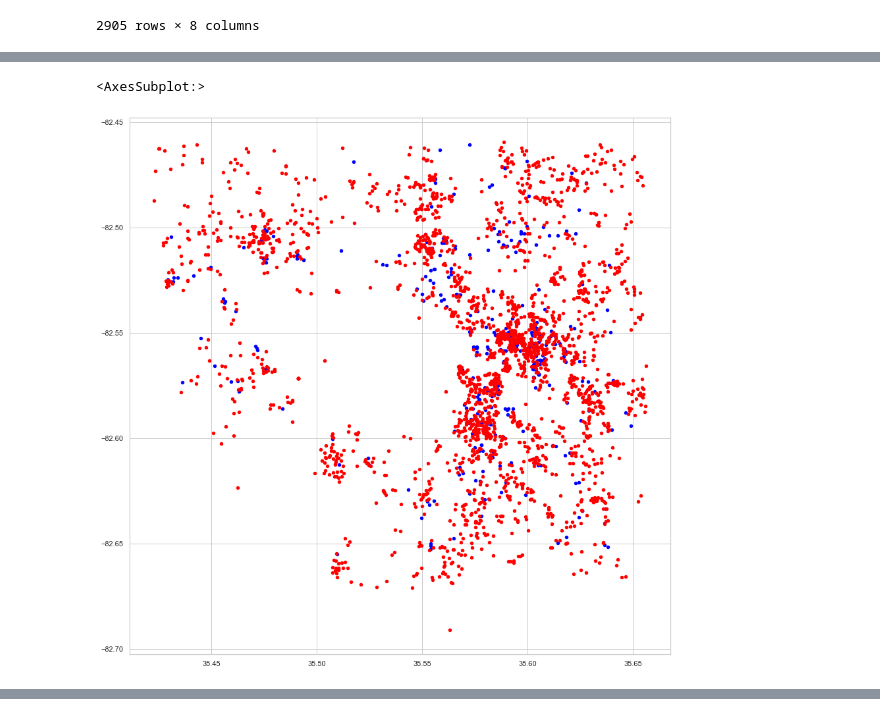
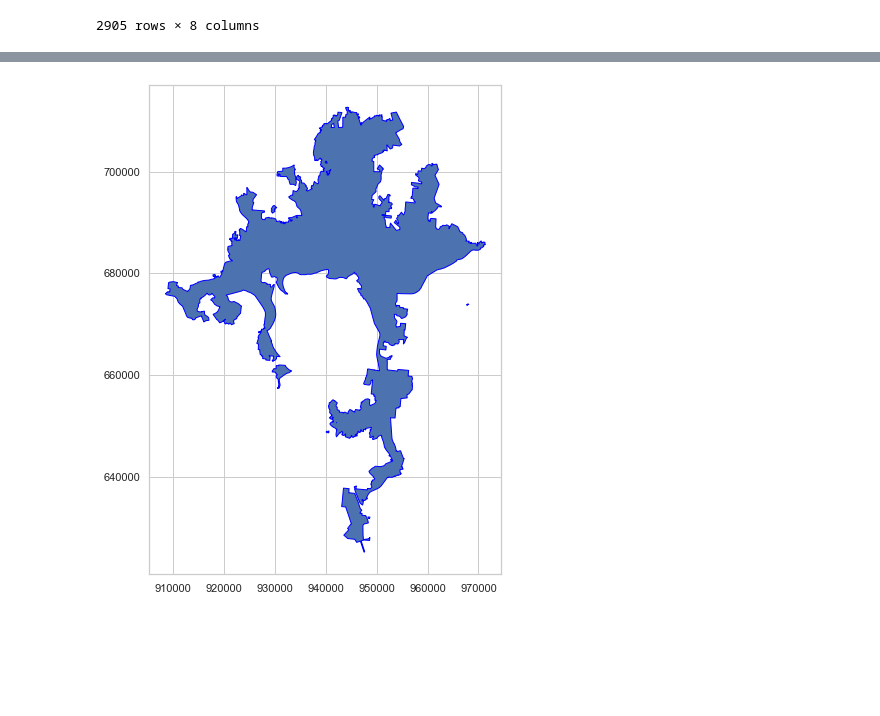
Before and after one commit to sepideh68/Airbnb, a Jupyter notebook: Airbnb-Asheville.ipynb, the cells around one changed output, grey strips where cells are left out. Saved outputs shown, nothing was run; the diff lists cells and outputs as text; code cells hidden in the pictures; blank space fills up the shorter version.

```diff
--- a/Airbnb-Asheville.ipynb
+++ b/Airbnb-Asheville.ipynb
@@ -387,8 +317,11 @@ geo_df.head()
-# %%
-fig,ax = plt.subplots(figsize=(15,15))
-geo_df[geo_df['room_type']== 'Private room'].plot(ax=ax, markersize=20, color='blue', marker="o",label="home/apt")
-geo_df[geo_df['room_type']== 'Entire home/apt'].plot(ax=ax, markersize=20, color='red', marker="o",label="Private room")
-#gdf.plot(ax=ax, alpha=0.4, color='gray')
-# %% [output]
-<AxesSubplot:>
-[figure, removed]
+# %%
+import geopandas as gpd
+import pandas as pd
+
+
+# Path to your polygons file
+shp_path = '../Airbnb_Asheville/Asheville_City_Limits/Asheville_City_Limits.shp'
+gdf = gpd.read_file(shp_path)
+gdf.plot(edgecolor="blue")
+gdf.tail()
+# %% [output]
@@ -394,0 +334 @@ geo_df[geo_df['room_type']== 'Entire home/apt'].plot(ax=ax, markersize=20, color
+[figure, added]
```
Also changed, not shown: parts of 26 cells of this notebook.
